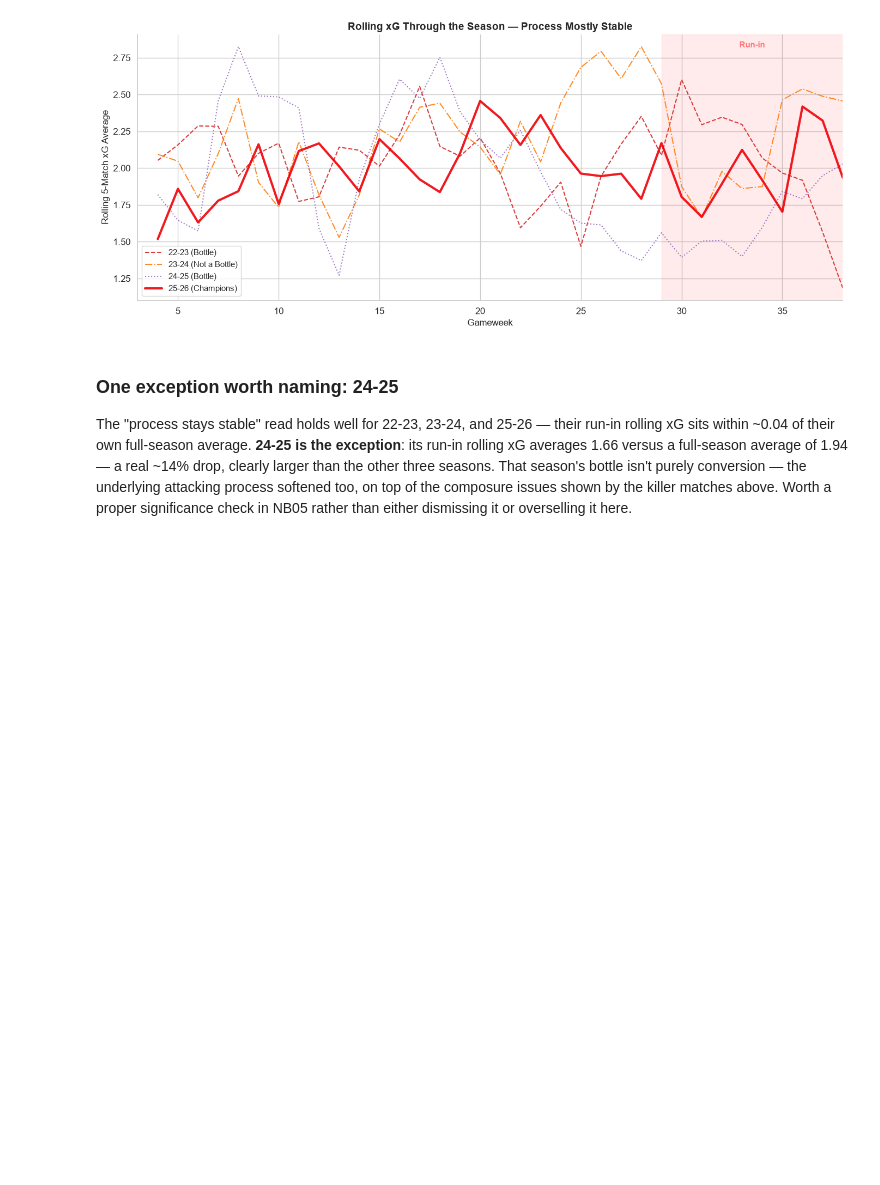
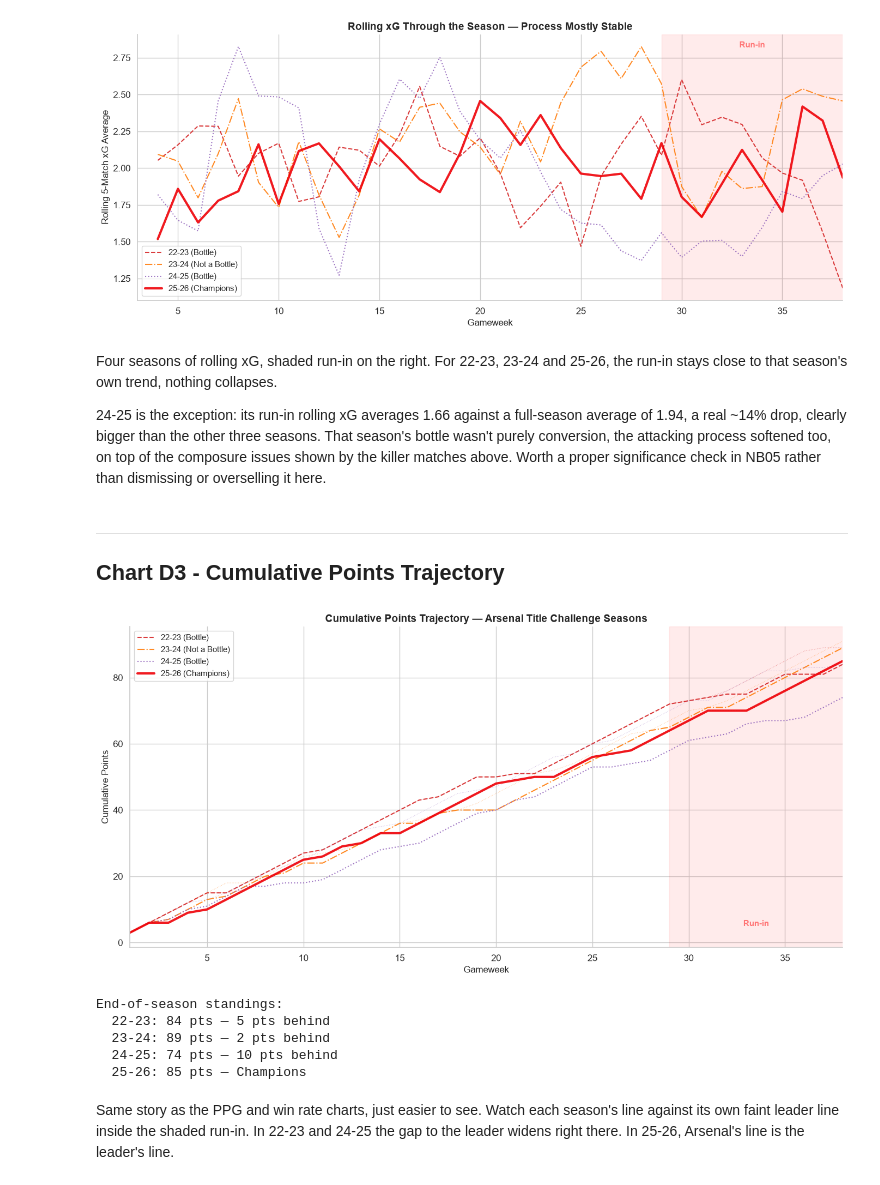
Before and after one commit to ChTej00/Arsenal-Bottle, a Jupyter notebook: notebooks/03_eda.ipynb, the cells around one changed output. Saved outputs shown, nothing was run; the diff lists cells and outputs as text; code cells hidden in the pictures; blank space fills up the shorter version.

```diff
--- a/notebooks/03_eda.ipynb
+++ b/notebooks/03_eda.ipynb
@@ -894,13 +901,56 @@ plt.show()
 # %% [output]
 [figure]
 # %% [markdown]
-### One exception worth naming: 24-25
+Four seasons of rolling xG, shaded run-in on the right. For 22-23, 23-24 and 25-26, the run-in stays close to that season's own trend, nothing collapses.
 
-The "process stays stable" read holds well for 22-23, 23-24, and 25-26 — their
-run-in rolling xG sits within ~0.04 of their own full-season average. **24-25 is
-the exception**: its run-in rolling xG averages 1.66 versus a full-season average
-of 1.94 — a real ~14% drop, clearly larger than the other three seasons. That
-season's bottle isn't purely conversion — the underlying attacking process
-softened too, on top of the composure issues shown by the killer matches above.
-Worth a proper significance check in NB05 rather than either dismissing it or
-overselling it here.
+24-25 is the exception: its run-in rolling xG averages 1.66 against a full-season average of 1.94, a real ~14% drop, clearly bigger than the other three seasons. That season's bottle wasn't purely conversion, the attacking process softened too, on top of the composure issues shown by the killer matches above. Worth a proper significance check in NB05 rather than dismissing or overselling it here.
+# %% [markdown]
+---
+## Chart D3 - Cumulative Points Trajectory
+# %%
+fig, ax = plt.subplots(figsize=(14,7))
+
+for szn,style in styles.items():
+    szn_df = ars[ars['season'] == szn].sort_values('gameweek')
+    lw = 3.0 if szn == 2526 else 1.5
+    ax.plot(szn_df['gameweek'], szn_df['cum_pts'],
+            color=style['color'], linestyle=style['ls'],
+            linewidth=lw, label=style['label'], alpha=0.9)
+
+    # Leader's trajectory (faint)
+    ax.plot(szn_df['gameweek'], szn_df['leader_pts'],
+            color=style['color'], linestyle=':', linewidth=0.8, alpha=0.4)
+
+ax.axvspan(29, 38, alpha=0.08, color='red')
+ax.text(33.5, 5, 'Run-in', ha='center', fontsize=11,
+        fontweight='bold', color='red', alpha=0.5)
+
+ax.set_xlabel('Gameweek', fontsize=12)
+ax.set_ylabel('Cumulative Points', fontsize=12)
+ax.set_title('Cumulative Points Trajectory — Arsenal Title Challenge Seasons',
+             fontsize=14, fontweight='bold')
+ax.legend(loc='upper left', fontsize=11)
+ax.set_xlim(1, 38)
+ax.spines['top'].set_visible(False)
+ax.spines['right'].set_visible(False)
+
+plt.tight_layout()
+plt.show()
+
+# End-of-season standings
+print('\nEnd-of-season standings:')
+for szn in [2223, 2324, 2425, 2526]:
+    gw38 = ars[(ars['season'] == szn) & (ars['gameweek'] == 38)]
+    if len(gw38) > 0:
+        row = gw38.iloc[0]
+        status = 'Champions' if row['title_gap'] == 0 else f'{row["title_gap"]} pts behind'
+        print(f'  {SEASON_LABELS[szn]}: {row["cum_pts"]} pts — {status}')
+# %% [output]
+[figure, added]
+End-of-season standings:
+  22-23: 84 pts — 5 pts behind
+  23-24: 89 pts — 2 pts behind
+  24-25: 74 pts — 10 pts behind
+  25-26: 85 pts — Champions
+# %% [markdown]
+Same story as the PPG and win rate charts, just easier to see. Watch each season's line against its own faint leader line inside the shaded run-in. In 22-23 and 24-25 the gap to the leader widens right there. In 25-26, Arsenal's line is the leader's line.
```
Also changed, not shown: parts of 26 cells of this notebook.
